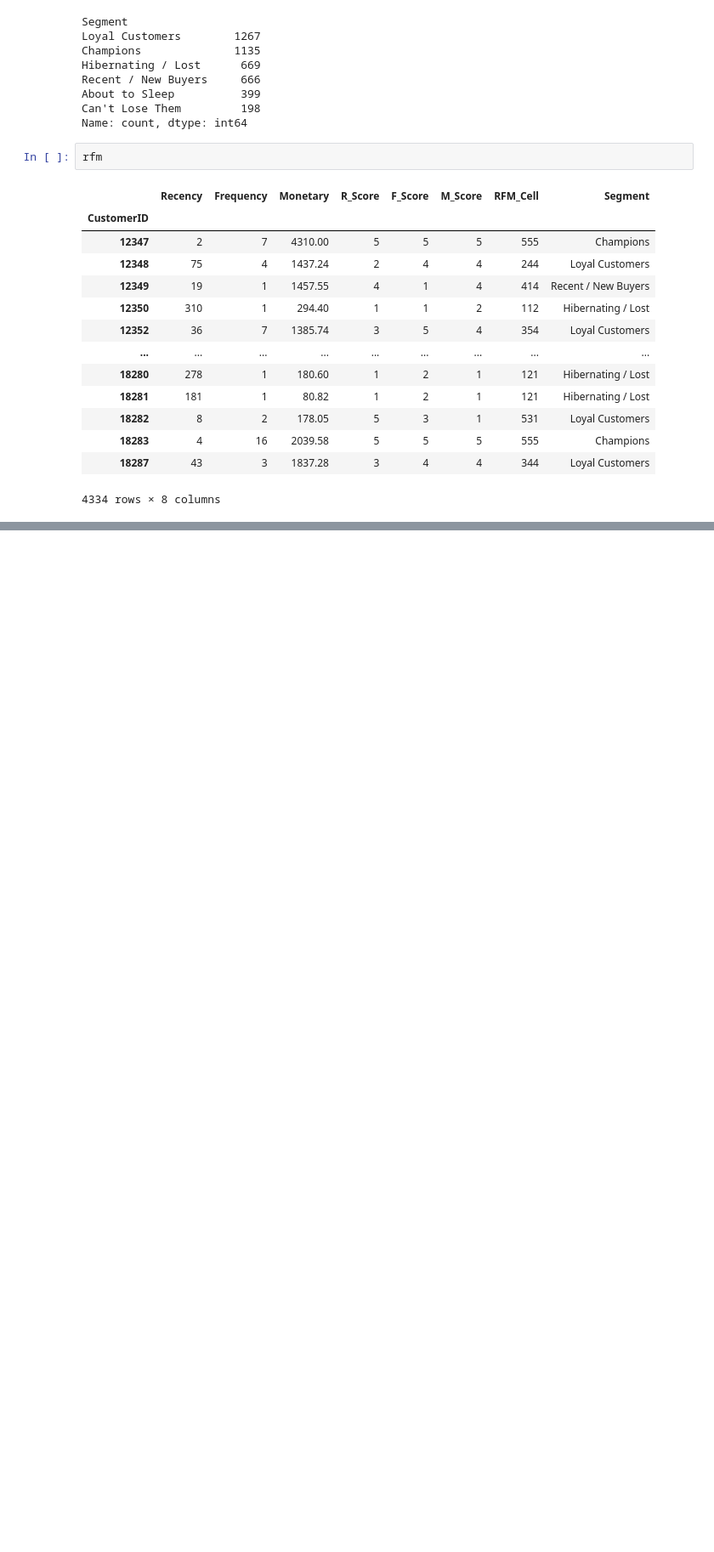
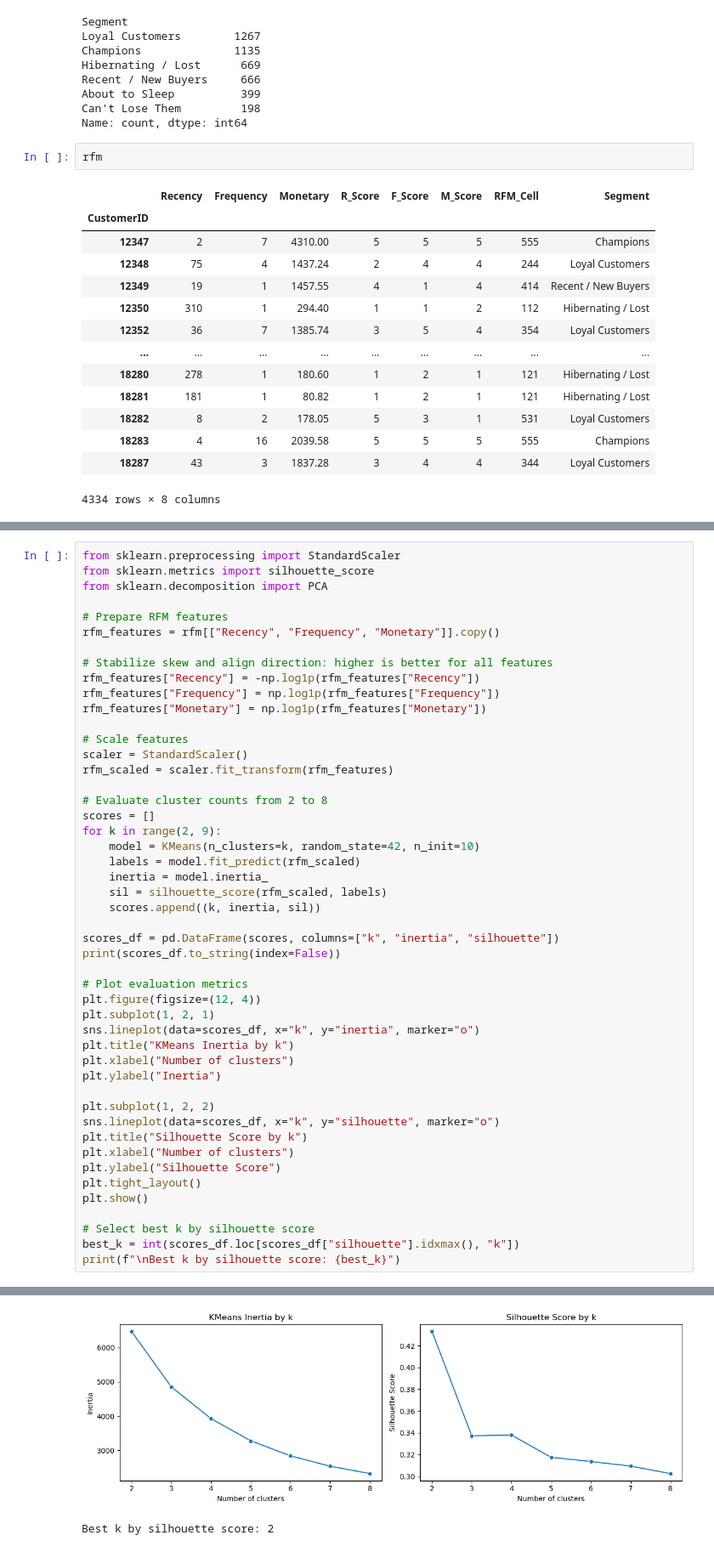
Before and after one commit to omar-saifi/RFM-Analysis, a Jupyter notebook: analyse.ipynb, the cells around one changed output, grey strips where cells are left out. Shown at 85% size. Saved outputs shown, nothing was run; the diff lists cells and outputs as text; blank space fills up the shorter version.

Commit message:
Kmean clustring

```diff
--- a/analyse.ipynb
+++ b/analyse.ipynb
@@ -645,0 +662,49 @@ rfm
+# %%
+from sklearn.preprocessing import StandardScaler
+from sklearn.metrics import silhouette_score
+from sklearn.decomposition import PCA
+
+# Prepare RFM features
+rfm_features = rfm[["Recency", "Frequency", "Monetary"]].copy()
+
+# Stabilize skew and align direction: higher is better for all features
+rfm_features["Recency"] = -np.log1p(rfm_features["Recency"])
+rfm_features["Frequency"] = np.log1p(rfm_features["Frequency"])
+rfm_features["Monetary"] = np.log1p(rfm_features["Monetary"])
+
+# Scale features
+scaler = StandardScaler()
+rfm_scaled = scaler.fit_transform(rfm_features)
+
+# Evaluate cluster counts from 2 to 8
+scores = []
+for k in range(2, 9):
+    model = KMeans(n_clusters=k, random_state=42, n_init=10)
+    labels = model.fit_predict(rfm_scaled)
+    inertia = model.inertia_
+    sil = silhouette_score(rfm_scaled, labels)
+    scores.append((k, inertia, sil))
+
+scores_df = pd.DataFrame(scores, columns=["k", "inertia", "silhouette"])
+print(scores_df.to_string(index=False))
+
+# Plot evaluation metrics
+plt.figure(figsize=(12, 4))
+plt.subplot(1, 2, 1)
+sns.lineplot(data=scores_df, x="k", y="inertia", marker="o")
+plt.title("KMeans Inertia by k")
+plt.xlabel("Number of clusters")
+plt.ylabel("Inertia")
+
+plt.subplot(1, 2, 2)
+sns.lineplot(data=scores_df, x="k", y="silhouette", marker="o")
+plt.title("Silhouette Score by k")
+plt.xlabel("Number of clusters")
+plt.ylabel("Silhouette Score")
+plt.tight_layout()
+plt.show()
+
+# Select best k by silhouette score
+best_k = int(scores_df.loc[scores_df["silhouette"].idxmax(), "k"])
+print(f"\nBest k by silhouette score: {best_k}")
+# %% [output]
@@ -645,0 +719,2 @@ rfm
+[figure, added]
+Best k by silhouette score: 2
```
Also changed, not shown: parts of 6 cells of this notebook.
